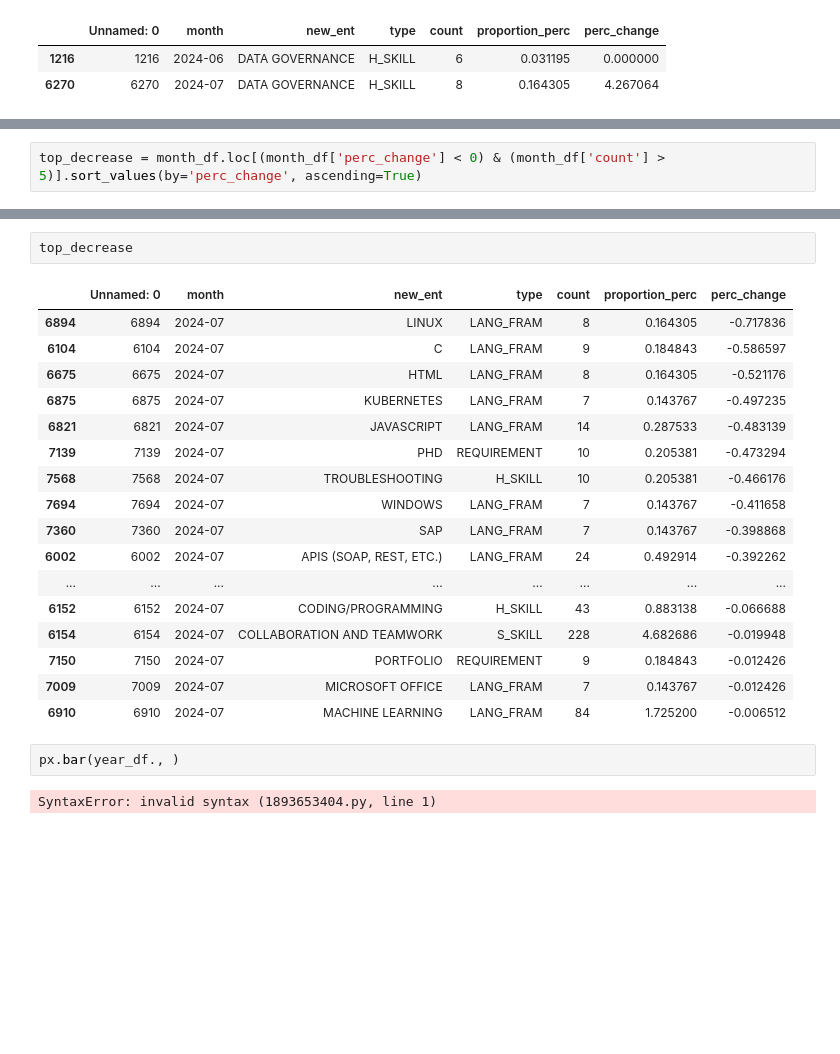
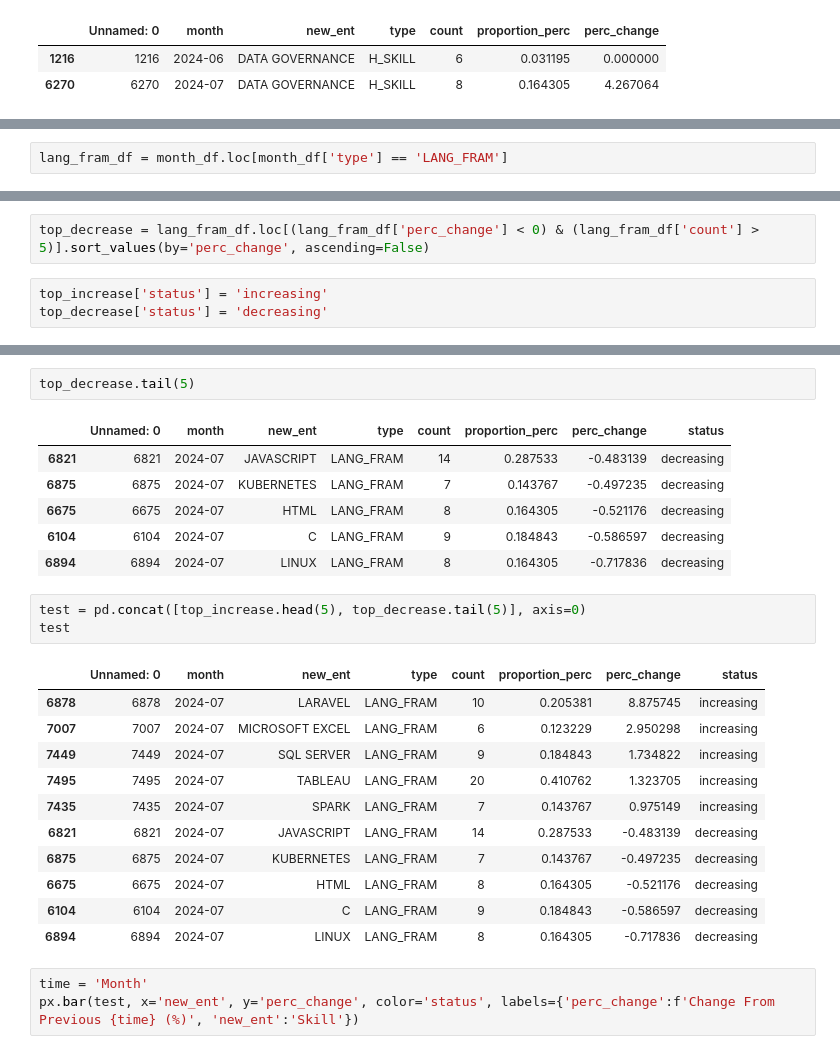
Before and after one commit to J1Walters/msc-project, a Jupyter notebook: notebooks/trend_extraction.ipynb, the cells around one changed output, grey strips where cells are left out. Cells and saved outputs as stored; diff of their text form; blank space fills up the shorter version.

```diff
--- a/notebooks/trend_extraction.ipynb
+++ b/notebooks/trend_extraction.ipynb
@@ -168 +172,3 @@ month_df.loc[month_df['new_ent'] == 'DATA GOVERNANCE']
+# %%
+lang_fram_df = month_df.loc[month_df['type'] == 'LANG_FRAM']
 # %%
@@ -170,5 +176,8 @@ top_increase = month_df.loc[(month_df['perc_change'] > 0) & (month_df['count'] >
 # %%
-top_decrease = month_df.loc[(month_df['perc_change'] < 0) & (month_df['count'] > 5)].sort_values(by='perc_change', ascending=True)
+top_decrease = lang_fram_df.loc[(lang_fram_df['perc_change'] < 0) & (lang_fram_df['count'] > 5)].sort_values(by='perc_change', ascending=False)
+# %%
+top_increase['status'] = 'increasing'
+top_decrease['status'] = 'decreasing'
 # %%
 top_increase
 # %% [output]
@@ -192,24 +201,27 @@ top_increase
 # %%
-top_decrease
+top_decrease.tail(5)
 # %% [output]
-|  | Unnamed: 0 | month | new_ent | type | count | proportion_perc | perc_change |
-| 6894 | 6894 | 2024-07 | LINUX | LANG_FRAM | 8 | 0.164305 | -0.717836 |
-| 6104 | 6104 | 2024-07 | C | LANG_FRAM | 9 | 0.184843 | -0.586597 |
-| 6675 | 6675 | 2024-07 | HTML | LANG_FRAM | 8 | 0.164305 | -0.521176 |
-| 6875 | 6875 | 2024-07 | KUBERNETES | LANG_FRAM | 7 | 0.143767 | -0.497235 |
-| 6821 | 6821 | 2024-07 | JAVASCRIPT | LANG_FRAM | 14 | 0.287533 | -0.483139 |
-| 7139 | 7139 | 2024-07 | PHD | REQUIREMENT | 10 | 0.205381 | -0.473294 |
-| 7568 | 7568 | 2024-07 | TROUBLESHOOTING | H_SKILL | 10 | 0.205381 | -0.466176 |
-| 7694 | 7694 | 2024-07 | WINDOWS | LANG_FRAM | 7 | 0.143767 | -0.411658 |
-| 7360 | 7360 | 2024-07 | SAP | LANG_FRAM | 7 | 0.143767 | -0.398868 |
-| 6002 | 6002 | 2024-07 | APIS (SOAP, REST, ETC.) | LANG_FRAM | 24 | 0.492914 | -0.392262 |
-| ... | ... | ... | ... | ... | ... | ... | ... |
-| 6152 | 6152 | 2024-07 | CODING/PROGRAMMING | H_SKILL | 43 | 0.883138 | -0.066688 |
-| 6154 | 6154 | 2024-07 | COLLABORATION AND TEAMWORK | S_SKILL | 228 | 4.682686 | -0.019948 |
-| 7150 | 7150 | 2024-07 | PORTFOLIO | REQUIREMENT | 9 | 0.184843 | -0.012426 |
-| 7009 | 7009 | 2024-07 | MICROSOFT OFFICE | LANG_FRAM | 7 | 0.143767 | -0.012426 |
-| 6910 | 6910 | 2024-07 | MACHINE LEARNING | LANG_FRAM | 84 | 1.725200 | -0.006512 |
+|  | Unnamed: 0 | month | new_ent | type | count | proportion_perc | perc_change | status |
+| 6821 | 6821 | 2024-07 | JAVASCRIPT | LANG_FRAM | 14 | 0.287533 | -0.483139 | decreasing |
+| 6875 | 6875 | 2024-07 | KUBERNETES | LANG_FRAM | 7 | 0.143767 | -0.497235 | decreasing |
+| 6675 | 6675 | 2024-07 | HTML | LANG_FRAM | 8 | 0.164305 | -0.521176 | decreasing |
+| 6104 | 6104 | 2024-07 | C | LANG_FRAM | 9 | 0.184843 | -0.586597 | decreasing |
+| 6894 | 6894 | 2024-07 | LINUX | LANG_FRAM | 8 | 0.164305 | -0.717836 | decreasing |
-# %%
-px.bar(year_df., )
-# %% [output]
-SyntaxError: invalid syntax (1893653404.py, line 1)
+# %%
+test = pd.concat([top_increase.head(5), top_decrease.tail(5)], axis=0)
+test
+# %% [output]
+|  | Unnamed: 0 | month | new_ent | type | count | proportion_perc | perc_change | status |
+| 6878 | 6878 | 2024-07 | LARAVEL | LANG_FRAM | 10 | 0.205381 | 8.875745 | increasing |
+| 7007 | 7007 | 2024-07 | MICROSOFT EXCEL | LANG_FRAM | 6 | 0.123229 | 2.950298 | increasing |
+| 7449 | 7449 | 2024-07 | SQL SERVER | LANG_FRAM | 9 | 0.184843 | 1.734822 | increasing |
+| 7495 | 7495 | 2024-07 | TABLEAU | LANG_FRAM | 20 | 0.410762 | 1.323705 | increasing |
+| 7435 | 7435 | 2024-07 | SPARK | LANG_FRAM | 7 | 0.143767 | 0.975149 | increasing |
+| 6821 | 6821 | 2024-07 | JAVASCRIPT | LANG_FRAM | 14 | 0.287533 | -0.483139 | decreasing |
+| 6875 | 6875 | 2024-07 | KUBERNETES | LANG_FRAM | 7 | 0.143767 | -0.497235 | decreasing |
+| 6675 | 6675 | 2024-07 | HTML | LANG_FRAM | 8 | 0.164305 | -0.521176 | decreasing |
+| 6104 | 6104 | 2024-07 | C | LANG_FRAM | 9 | 0.184843 | -0.586597 | decreasing |
+| 6894 | 6894 | 2024-07 | LINUX | LANG_FRAM | 8 | 0.164305 | -0.717836 | decreasing |
+# %%
+time = 'Month'
+px.bar(test, x='new_ent', y='perc_change', color='status', labels={'perc_change':f'Change From Previous {time} (%)', 'new_ent':'Skill'})
```
Also changed, not shown: parts of 4 cells of this notebook.
